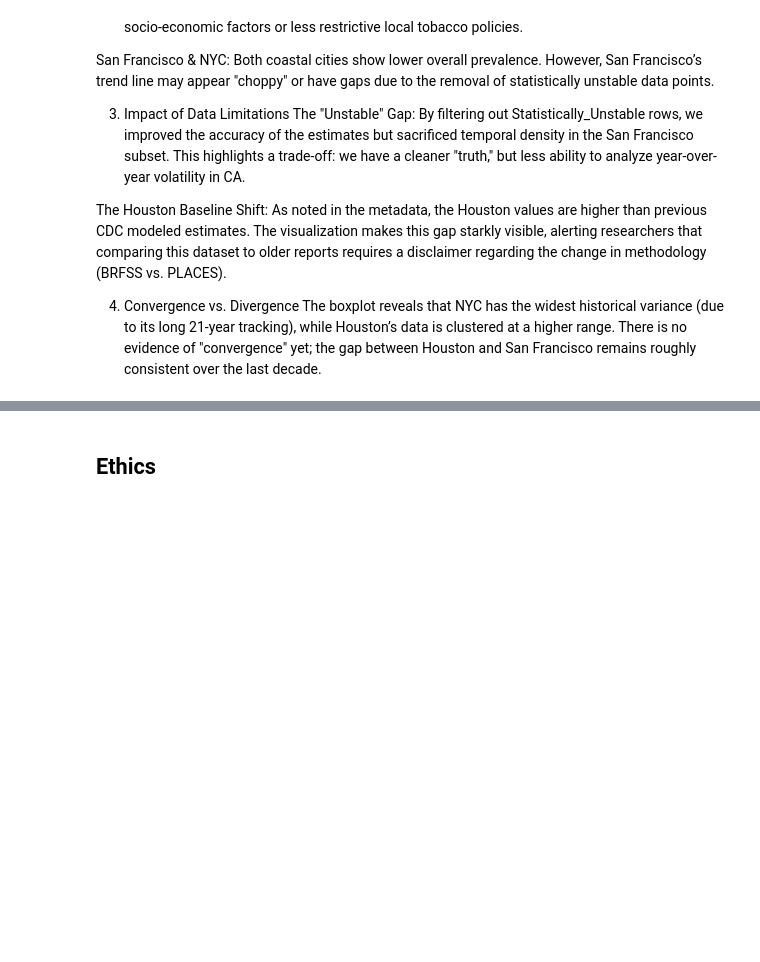
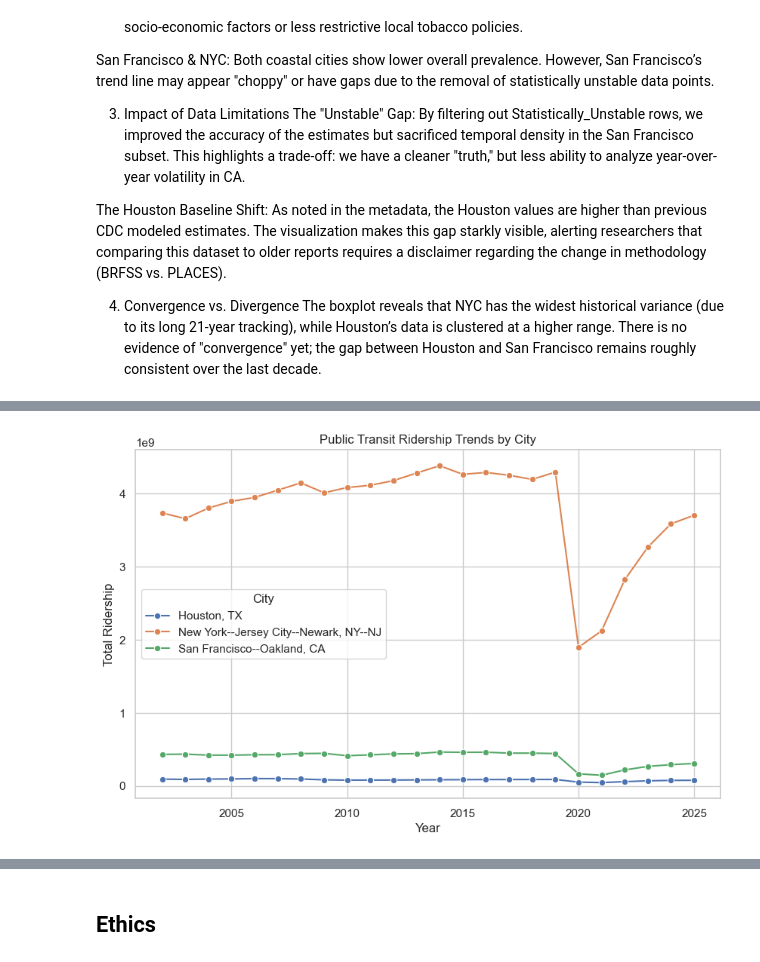
Before and after one commit to COGS108/Group026_WI26, a Jupyter notebook: 02-EDACheckpoint.ipynb, the cells around one changed output, grey strips where cells are left out. Cells and saved outputs as stored; diff of their text form; code cells hidden in the pictures; blank space fills up the shorter version.

Commit message:
public ridership data

```diff
--- a/02-EDACheckpoint.ipynb
+++ b/02-EDACheckpoint.ipynb
@@ -1580,0 +1593,4 @@ The boxplot reveals that NYC has the widest historical variance (due to its long
+# %%
+ridership = pd.read_csv("data/01-interim/ridership.csv")
+
+ridership.head()
@@ -1580,0 +1604,20 @@ The boxplot reveals that NYC has the widest historical variance (due to its long
+# %%
+# ridership trends over time
+
+plt.figure(figsize=(10,6))
+
+sns.lineplot(
+    data=ridership,
+    x="year",
+    y="ridership",
+    hue="city",
+    marker="o"
+)
+
+plt.title("Public Transit Ridership Trends by City")
+plt.xlabel("Year")
+plt.ylabel("Total Ridership")
+plt.legend(title="City")
+plt.show()
+# %% [output]
+[figure, added]
```
Also changed, not shown: parts of 22 cells of this notebook.
